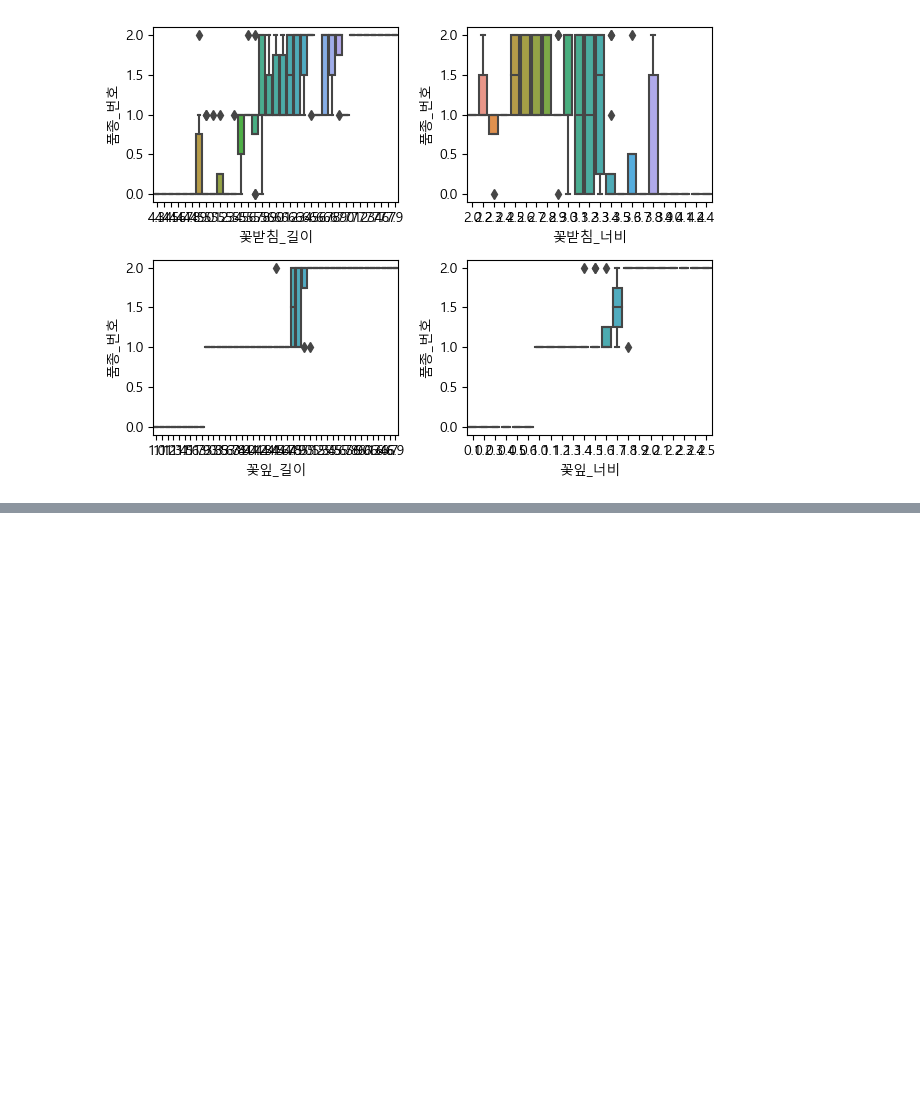
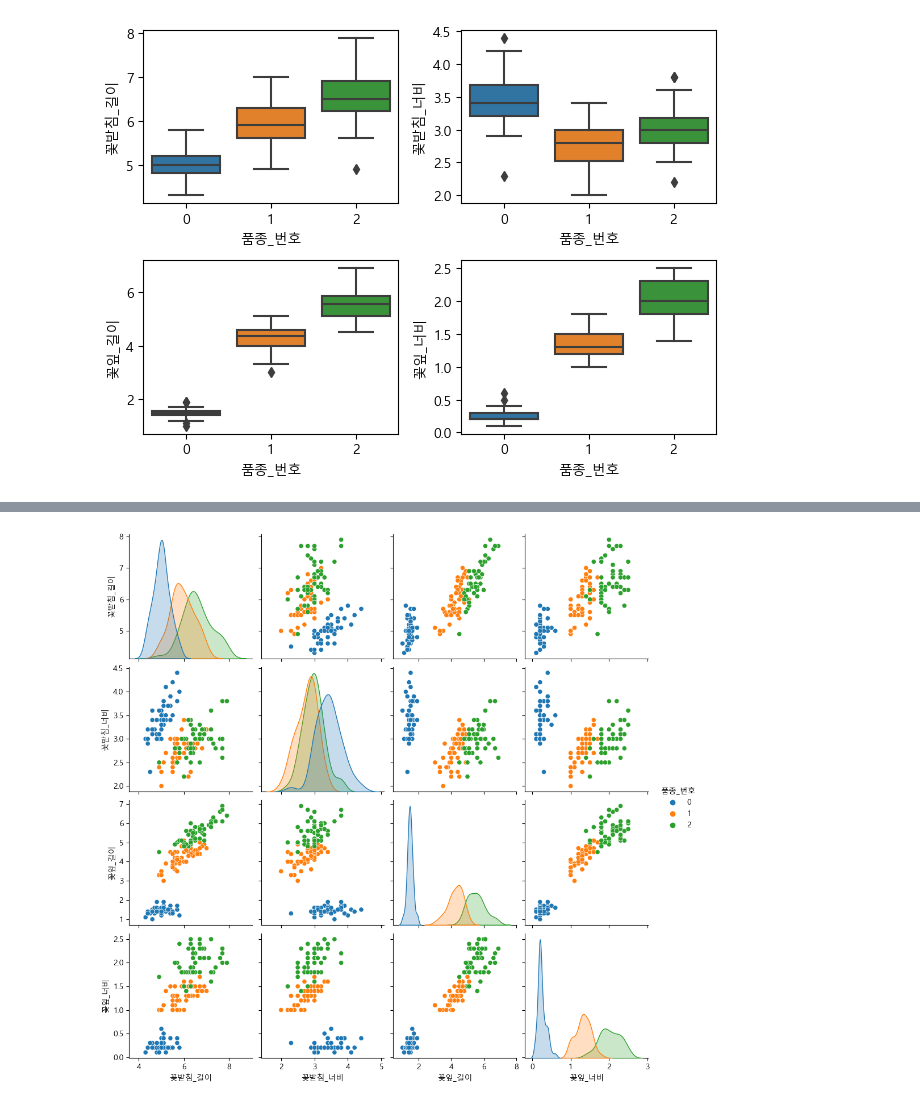
Before and after one commit to YeDongVibe/Python_Class, a Jupyter notebook: 14_mission_R/missionR.ipynb, the cells around one changed output, grey strips where cells are left out. Cells and saved outputs as stored; diff of their text form; code cells hidden in the pictures; blank space fills up the shorter version.

```diff
--- a/14_mission_R/missionR.ipynb
+++ b/14_mission_R/missionR.ipynb
@@ -5,9 +206,12 @@ import pandas as pd
 import seaborn as sn
 import matplotlib.pyplot as plt
 from matplotlib import rc
+from sklearn.model_selection import train_test_split
+from sklearn.neighbors import KNeighborsClassifier
+from sklearn.ensemble import RandomForestClassifier
+from sklearn.metrics import accuracy_score, classification_report
 
 rc('font', family='Malgun Gothic')
-%matplotlib inline
 
 ## 1. 데이터 불러오기 및 확인하기
 iris = load_iris()
@@ -16,45 +220,67 @@ iris = load_iris()
 df = pd.DataFrame(iris.data, columns=iris.feature_names)
 df.columns = ['꽃받침_길이', '꽃받침_너비', '꽃잎_길이', '꽃잎_너비'] # column 이름 재정의
 df['품종_번호'] = iris.target # 품종 번호 col 추가
+df['품종_번호'] = df['품종_번호'].astype('category') # '품종_번호' 열을 카테고리 데이터로 변환
 df.info()
 
-## 2. 전처리
-# 결측치 확인 및 처리
-df.isnull().sum() # 결측치 존재 X
-
-# 중복값 확인 및 처리
-df.duplicated().sum() # 1개의 중복값 존재
-df.loc[df.duplicated(), :] # 142번 데이터가 중복임을 확인.
-df.loc[(df['꽃받침_길이'] == 5.8) & (df['꽃받침_너비'] == 2.7) & (df['꽃잎_길이'] == 5.1) & (df['꽃잎_너비'] == 1.9)] # 142번과 동일한 데이터 가진 데이터 찾기(101)
-# 1개의 중복값이 존재하나 영향을 끼치지 않을 것 이기에 제거는 하지 않음.
-
-# 이상치 확인 및 처리
-plt.figure(figsize=(16, 6))
-fig, axes = plt.subplots(2, 2)
-sn.boxplot(x="꽃받침_길이", y="품종_번호", data=df, ax=axes[0, 0])
-sn.boxplot(x="꽃받침_너비", y="품종_번호", data=df, ax=axes[0, 1])
-sn.boxplot(x="꽃잎_길이", y="품종_번호", data=df, ax=axes[1, 0])
-sn.boxplot(x="꽃잎_너비", y="품종_번호", data=df, ax=axes[1, 1])
+# 이상치 확인을 위한 boxplot
+plt.figure(figsize=(10, 8))
+axes = plt.subplots(2,2)[1]
+sn.boxplot(data=df, x='품종_번호', y='꽃받침_길이', ax=axes[0,0])
+sn.boxplot(data=df, x='품종_번호', y='꽃받침_너비', ax=axes[0,1])
+sn.boxplot(data=df, x='품종_번호', y='꽃잎_길이', ax=axes[1,0])
+sn.boxplot(data=df, x='품종_번호', y='꽃잎_너비', ax=axes[1,1])
 plt.tight_layout()
 plt.show()
 
+# 전체적으로 확인
+sn.pairplot(df, hue="품종_번호")
+# 꽃잎길이와 꽃잎너비
+sn.pairplot(data=df, vars=["꽃잎_너비", "꽃잎_길이"], hue="품종_번호", height=4)
 
-#df['품종 번호'].value_counts() # 각 50개씩 존재
+# k-최근접 이웃 이용
+# 데이터 나누기
+X_train, X_test, y_train, y_test = train_test_split(
+    df, df['품종_번호'], random_state=0)
 
+# 데이터 확인 위해 추가한 col삭제
+X_train = X_train.drop('품종_번호', axis=1)
+X_test = X_test.drop('품종_번호', axis=1)
 
-# 상관 관계 분석
-#df.corr()
+knn = KNeighborsClassifier(n_neighbors=1)
+knn.fit(X_train, y_train)
 
-# EDA(Exploratory Data Analysis)
-# 통계 정보 확인
-#df.describe()
+X_new = np.array([[5, 2.9, 1, 0.2]])
+print("X_new.shape:", X_new.shape)
 
-# 3. 머신러닝
+prediction = knn.predict(X_new)
+print("예측:", prediction)
+print("예측한 타깃의 이름:", iris['target_names'][prediction])
 
+y_pred = knn.predict(X_test)
+print("테스트 세트에 대한 예측값:\n", y_pred)
 
+accuracy = np.mean(y_pred == y_test)
+print("테스트 세트의 정확도: {:.5f}".format(accuracy))
 
+print("테스트 세트의 정확도: {:.2f}".format(knn.score(X_test, y_test)))
 
-# 4. 결과
+# 랜덤포레스트 이용
+X_train, X_test, y_train, y_test = train_test_split(df, df['품종_번호'], test_size=0.2, stratify=df['품종_번호'], random_state=0) # random 시드값
+
+# 데이터 확인 위해 추가한 col삭제
+X_train = X_train.drop('품종_번호', axis=1)
+X_test = X_test.drop('품종_번호', axis=1)
+
+random_forest = RandomForestClassifier(random_state=32)
+random_forest.fit(X_train, y_train)
+y_pred = random_forest.predict(X_test)
+
+accuracy = accuracy_score(y_test, y_pred)
+print("랜덤 포레스트 정확도:", accuracy)
+
+classification_report_result = classification_report(y_test, y_pred)
+print("분류 보고서:\n", classification_report_result)
 # %% [output]
 <class 'pandas.core.frame.DataFrame'>
 RangeIndex: 150 entries, 0 to 149
@@ -72 +298 @@ memory usage: 5.4 KB
-[figure, old version]
+[figure, new version]
@@ -72,0 +318 @@ memory usage: 5.4 KB
+[figure, added]
```
Also changed, not shown: parts of 10 cells of this notebook.
